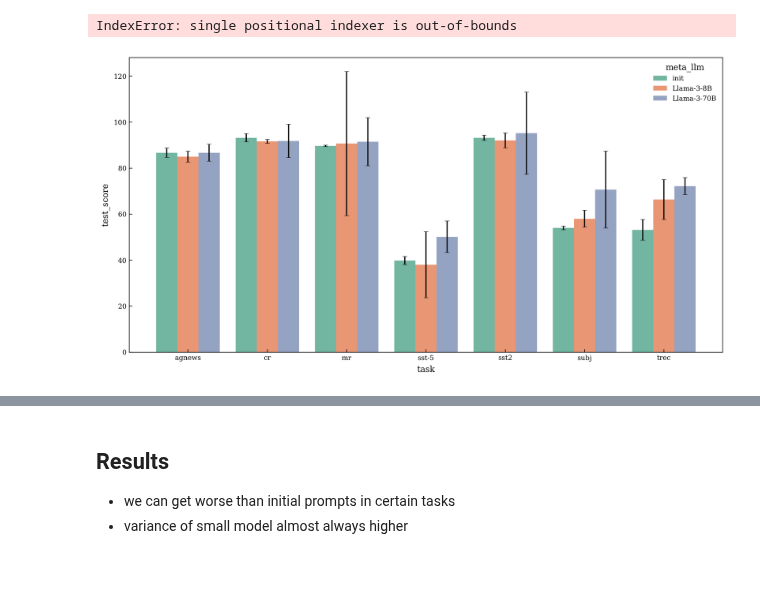
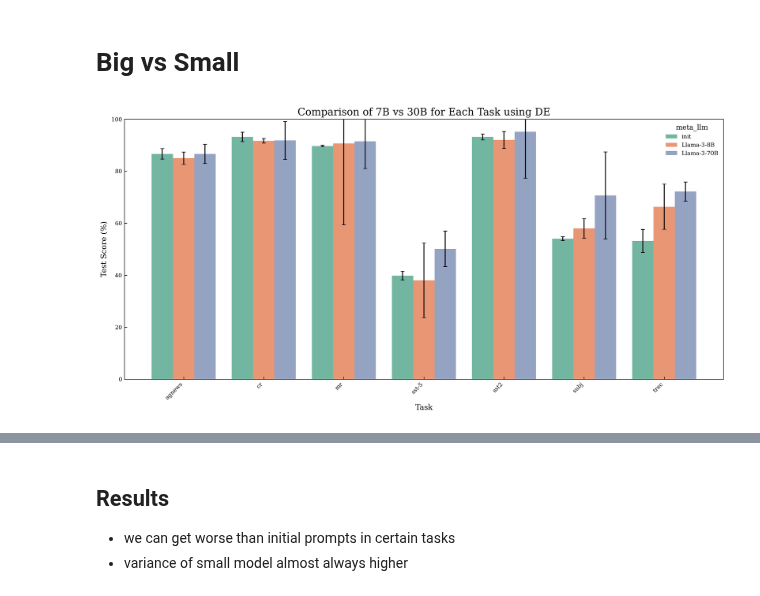
Before and after one commit to finitearth/promptolution, a Jupyter notebook: notebooks/evaluation_experiment.ipynb, the cells around one changed output, grey strips where cells are left out. Drawn from its saved outputs; the diff is of its cells as text; code cells hidden in the pictures; blank space fills up the shorter version.

```diff
--- a/notebooks/evaluation_experiment.ipynb
+++ b/notebooks/evaluation_experiment.ipynb
@@ -153,3 +121,35 @@ plt.style.use('mpl_stylesheet.mplstyle')
+# %%
+def plot_bar(df_plot, hue=None, title=None):
+    df_plot = df_plot.loc[df_plot["task"]!="Average", :].copy()
+    df_plot = df_plot.sort_values(by=["task", "meta_llm"], ascending=[True, False])
+
+    df_plot.loc[:, 'test_score'] = df_plot.loc[:, 'test_score'] * 100
+    df_plot.loc[:, 'test_score_std'] = df_plot.loc[:, 'test_score_std'] * 100
+
+    # Create the plot
+    plt.figure(figsize=(14, 7))
+    ax = sns.barplot(x='task', y='test_score', hue=hue, data=df_plot,
+                    capsize=0.1, errorbar=None, palette="Set2")
+
+
+    for i, p in enumerate(ax.patches):
+        if i >= len(df_plot):
+            break
+        ax.errorbar(x=p.get_x() + 0.5 * p.get_width(), y=p.get_height(), yerr=df_plot.iloc[i]['test_score_std'], fmt=' ', capsize=3, capthick=1, color='black')
+
+    plt.title(title, fontsize=16)
+    plt.xlabel('Task', fontsize=12)
+    plt.ylabel('Test Score (%)', fontsize=12)
+    plt.ylim(0, 100)
+
+    # Rotate x-axis labels for better readability
+    plt.xticks(rotation=45, ha='right')
+
+    # Adjust layout and show the plot
+    plt.tight_layout()
+    plt.show()
+# %% [markdown]
+# Big vs Small
 # %%
 best_scores_exp = read_best_scores("experiment")
 best_scores_all = get_mean_std(best_scores_exp)
@@ -168,10 +168,9 @@ best_scores_all = clean_names(best_scores_all)
 # %%
 df_plot = best_scores_all[best_scores_all['optimizer'] == 'DE'].copy()
 init_prompts = best_scores_all[(best_scores_all["optimizer"]=="init")]
 
-df_plot = pd.concat([df_plot, init_prompts]).sort_values(by=["task", "meta_llm"], ascending=[True, False])
+df_plot = pd.concat([df_plot, init_prompts])
 
 plot_bar(df_plot, "meta_llm", 'Comparison of 7B vs 30B for Each Task using DE')
 # %% [output]
-IndexError: single positional indexer is out-of-bounds
-[figure, old version]
+[figure, new version]
```
Also changed, not shown: parts of 19 cells of this notebook.
